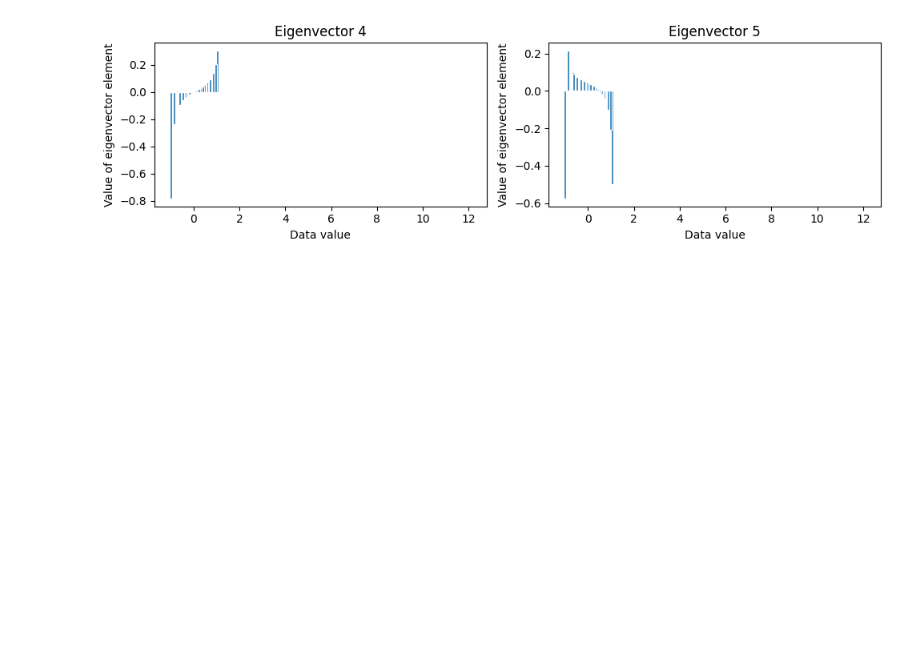
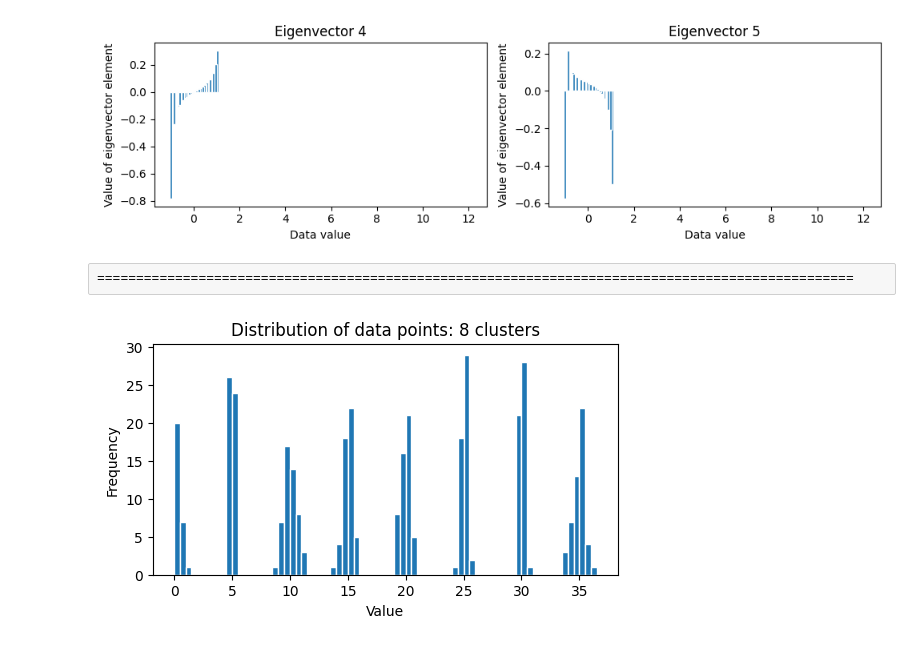
Before and after one commit to 24shiny/Spectral_clustering, a Jupyter notebook: p10_diagonal_regulation.ipynb, the cells around one changed output. Cells and saved outputs as stored; diff of their text form; code cells hidden in the pictures; blank space fills up the shorter version.

```diff
--- a/p10_diagonal_regulation.ipynb
+++ b/p10_diagonal_regulation.ipynb
@@ -416,3 +417,30 @@ for row in range(num_rows):
 [figure]
 [figure]
 [figure]
+# %% [raw]
+=================================================================================================
+# %%
+# create clusters
+k = 8
+num = 50*k
+c_std = []
+np.random.seed(2)
+for i in range(k):
+    c_std.append(np.random.rand())
+
+# create points whose values are set between -1 and 1 at random - Pearson correlation coefficient
+x = []
+k_index = 0
+np.random.seed(10)
+for j in range(k):
+    for i in range(50):
+        x.append(round(rd.normal(loc=5*j, scale=c_std[j]),5))
+
+figure = plt.figure(figsize=(6,3))
+plt.hist(x, bins=np.arange(0, 37, 0.5), edgecolor='white')
+plt.xlabel('Value')
+plt.ylabel('Frequency')
+plt.title(f'Distribution of data points: {k} clusters')
+plt.show()
+# %% [output]
+[figure, added]
```
Also changed, not shown: parts of 7 cells of this notebook.
